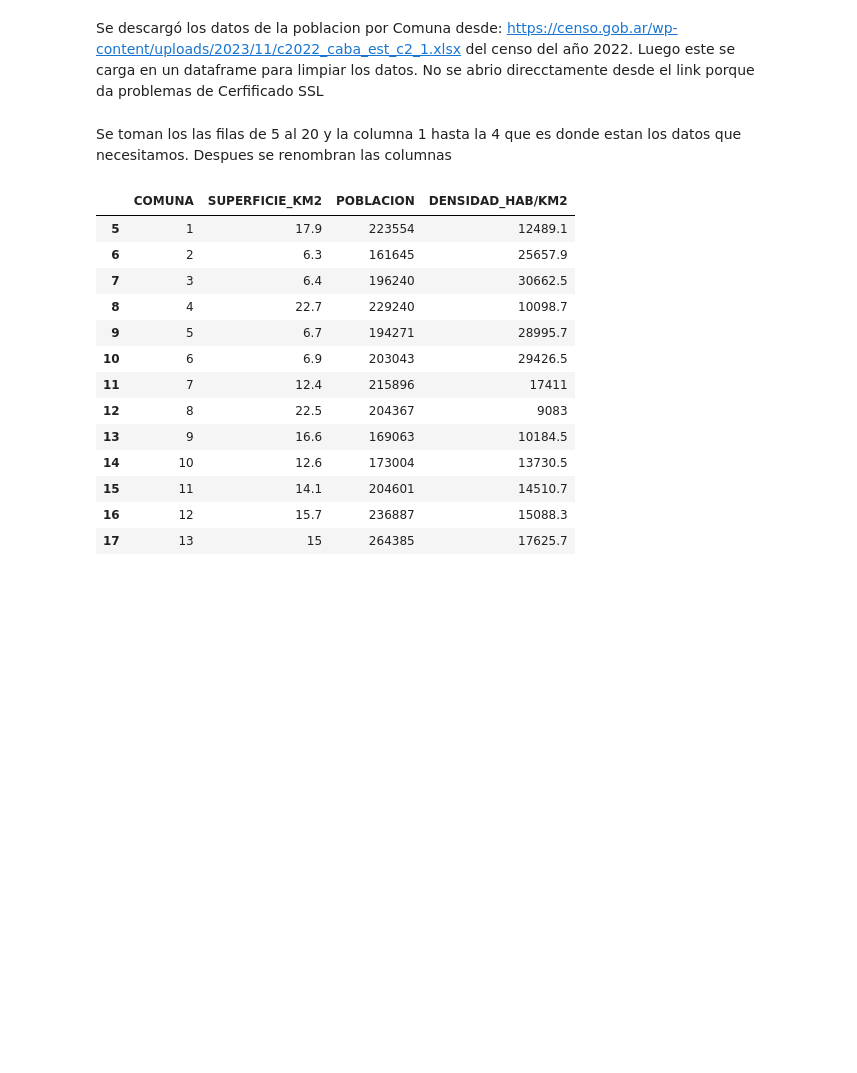
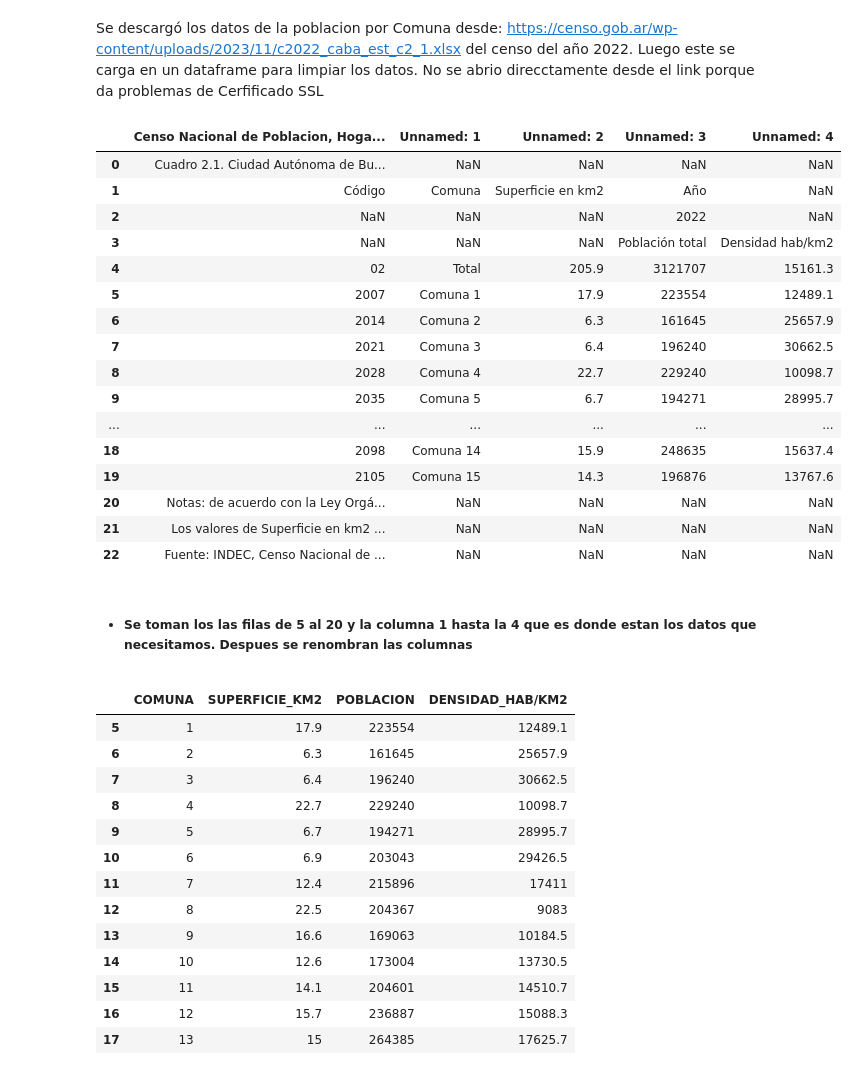
Before and after one commit to nelvinvelazco/henry-PI-SiniestrosViales, a Jupyter notebook: EDA_homicidios.ipynb, the cells around one changed output. Drawn from its saved outputs; the diff is of its cells as text; code cells hidden in the pictures; blank space fills up the shorter version.

```diff
--- a/EDA_homicidios.ipynb
+++ b/EDA_homicidios.ipynb
@@ -388,8 +420,28 @@ Se descargó los datos de la poblacion por Comuna desde: https://censo.gob.ar/wp
 # %%
 # Se cargan el excel con la cantidad de poblacion por comuna
 df_poblacion= pd.read_excel('data/c2022_caba_est_c2_1.xlsx', sheet_name=None)
+# %%
+df_poblacion['Cuadro 2.1']
+# %% [output]
+|  | Censo Nacional de Poblacion, Hoga... | Unnamed: 1 | Unnamed: 2 | Unnamed: 3 | Unnamed: 4 |
+| 0 | Cuadro 2.1. Ciudad Autónoma de Bu... | NaN | NaN | NaN | NaN |
+| 1 | Código | Comuna | Superficie en km2 | Año | NaN |
+| 2 | NaN | NaN | NaN | 2022 | NaN |
+| 3 | NaN | NaN | NaN | Población total | Densidad hab/km2 |
+| 4 | 02 | Total | 205.9 | 3121707 | 15161.3 |
+| 5 | 2007 | Comuna 1 | 17.9 | 223554 | 12489.1 |
+| 6 | 2014 | Comuna 2 | 6.3 | 161645 | 25657.9 |
+| 7 | 2021 | Comuna 3 | 6.4 | 196240 | 30662.5 |
+| 8 | 2028 | Comuna 4 | 22.7 | 229240 | 10098.7 |
+| 9 | 2035 | Comuna 5 | 6.7 | 194271 | 28995.7 |
+| ... | ... | ... | ... | ... | ... |
+| 18 | 2098 | Comuna 14 | 15.9 | 248635 | 15637.4 |
+| 19 | 2105 | Comuna 15 | 14.3 | 196876 | 13767.6 |
+| 20 | Notas: de acuerdo con la Ley Orgá... | NaN | NaN | NaN | NaN |
+| 21 | Los valores de Superficie en km2 ... | NaN | NaN | NaN | NaN |
+| 22 | Fuente: INDEC, Censo Nacional de ... | NaN | NaN | NaN | NaN |
 # %% [markdown]
-Se toman los las filas de 5 al 20 y la columna 1 hasta la 4 que es donde estan los datos que necesitamos. Despues se renombran las columnas
+- ##### Se toman los las filas de 5 al 20 y la columna 1 hasta la 4 que es donde estan los datos que necesitamos. Despues se renombran las columnas
 # %%
 df_TotalHabitantes= df_poblacion['Cuadro 2.1'].iloc[5:20,1:]
 df_TotalHabitantes.columns= ['COMUNA', 'SUPERFICIE_KM2', 'POBLACION', 'DENSIDAD_HAB/KM2']
```
Also changed, not shown: parts of 27 cells of this notebook, 1 other file.
